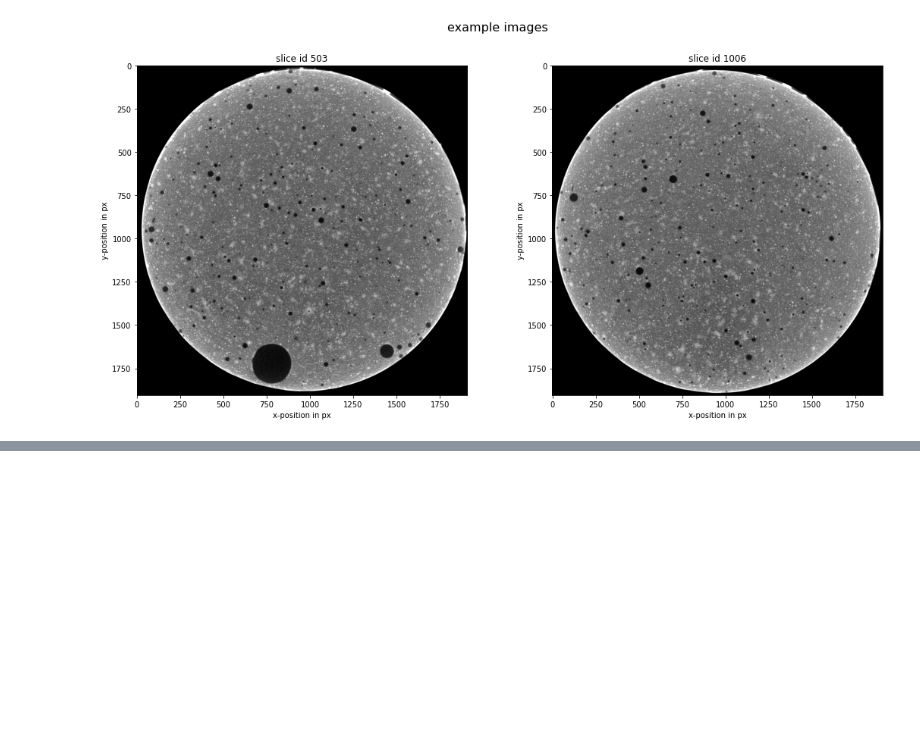
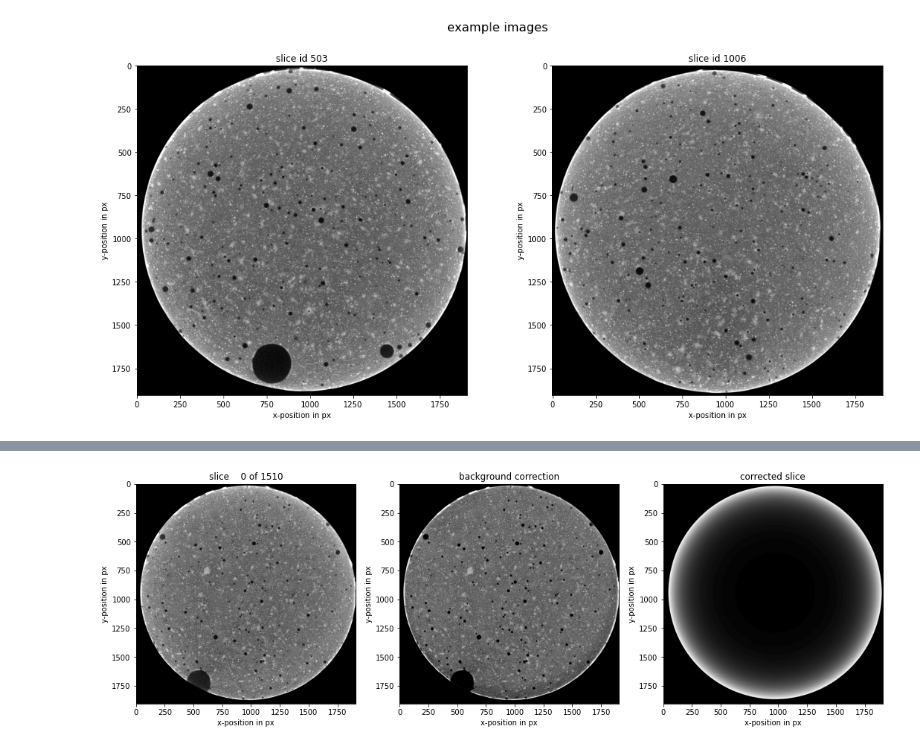
Before and after one commit to kleinerELM/CT_edge_hardening_remover, a Jupyter notebook: edge hardening remover_batch.ipynb, the cells around one changed output, grey strips where cells are left out. Saved outputs shown, nothing was run; the diff lists cells and outputs as text; code cells hidden in the pictures; blank space fills up the shorter version.

```diff
--- a/edge hardening remover_batch.ipynb
+++ b/edge hardening remover_batch.ipynb
@@ -68,0 +29,87 @@ print(circle_radii.shape)
+# %%
+circle_radii     = np.empty((CT.z,) , dtype = np.int16 )
+circle_max_radii = np.empty((CT.z,) , dtype = np.int16 )
+circle_centers   = np.empty((CT.z,2), dtype = np.int32 )
+pore_areas	     = np.empty((CT.z,) , dtype = np.float64 )
+
+fixed_volume   = np.empty(shape=CT.dataset.shape, dtype=np.uint8)
+bg_diff_volume = np.empty(shape=CT.dataset.shape, dtype=np.uint8)
+
+
+def process_slice(id, slice):
+	if id%50 == 0: print("slice {:d} start".format(id))
+
+	slice.identify_main_circle(verbose=False)
+	slice.get_main_circle()
+	slice.identify_pores()
+
+	CT.slice.remove_pores()
+
+	fit_data, bg_diff_volume, background, fixed_volume = slice.fix_background( iterations= 2, verbose_level = 0 )
+	#fixed_volume[i] = (CT.slice - CT.polar_to_circle( CT.fit_to_polar( fit_data, CT.polar_image ) )) * np.logical_not( CT.inner_pores )#CT.remove_pores( background = background_difference )
+	return {'id'            : id,
+			'min_length'    : slice.min_length,
+	 		'radius'        : slice.radius,
+	 		'center'        : slice.center,
+	 		'pore_area'     : slice.pore_area_percent*100,
+	 		'bg_diff_volume': bg_diff_volume,
+	 		'fixed_volume'  : fixed_volume
+			}
+
+def process_slice_cb(r):
+	id = r['id']
+	circle_max_radii[id]   = r['min_length']     # not really r
+	circle_radii[id]       = r['radius']         # actual radius
+	circle_centers[id]     = r['center']         # x and y position of the identified circle
+	pore_areas[id]         = r['pore_area']      # porea area percentage
+	fixed_volume[id]       = r['bg_diff_volume'] # the processed backgrounds as a volume
+	bg_diff_volume[id]     = r['fixed_volume']   # corrected dataset
+	if id%50 == 0: print("slice {:d} done".format(id))
+
+# benchmark a singe slice
+CT.select_slice(0)
+time_start = time.time()
+r = process_slice( 0, CT.slice )
+process_slice_cb( r )
+duration = time.time() - time_start
+
+fig, ax = plt.subplots(1,3, figsize=(18,6))
+
+ax[0].imshow( CT.slice.slice, cmap='gray' )
+ax[0].set_title( "slice{: 5d} of{: 5d}".format(0, CT.z) )
+ax[0].set_xlabel("x-position in {}".format( CT.unit ))
+ax[0].set_ylabel("y-position in {}".format( CT.unit ))
+
+ax[1].imshow( bg_diff_volume[0], cmap='gray' )
+ax[1].set_title( "background correction" )
+ax[1].set_xlabel("x-position in {}".format( CT.unit ))
+ax[1].set_ylabel("y-position in {}".format( CT.unit ))
+
+ax[2].imshow( fixed_volume[0], cmap='gray' )
+ax[2].set_title( "corrected slice" )
+ax[2].set_xlabel("x-position in {}".format( CT.unit ))
+ax[2].set_ylabel("y-position in {}".format( CT.unit ))
+
+plt.show()
+
+coreCount = 1#multiprocessing.cpu_count()
+processCount = (coreCount - 2) if coreCount > 2 else 1
+print('Splitting slice processing in {:d} processes.'.format(processCount))
+print('The processing of each slice may take around {:.1f} seconds'.format(duration))
+print('The overall process may take {:.1f} minutes'.format(duration*CT.z/processCount/60))
+
+pool = multiprocessing.Pool( processes = processCount )
+for i in range( 1, CT.z ):
+	CT.select_slice(i)
+	if processCount == 1:
+		r = process_slice( i, CT.slice )
+		process_slice_cb( r )
+	else:
+		r = pool.apply_async(process_slice, args=( i, CT.slice ), callback=process_slice_cb)
+
+pool.close() # close the process pool
+pool.join()  # wait for all tasks to finish
+
+circle_centers = np.swapaxes(circle_centers,0,1)
+min_pore_pos   = np.argmin(pore_areas)
+# %% [output]
@@ -68,0 +118 @@ print(circle_radii.shape)
+[figure, added]
```
Also changed, not shown: parts of 16 cells of this notebook.
